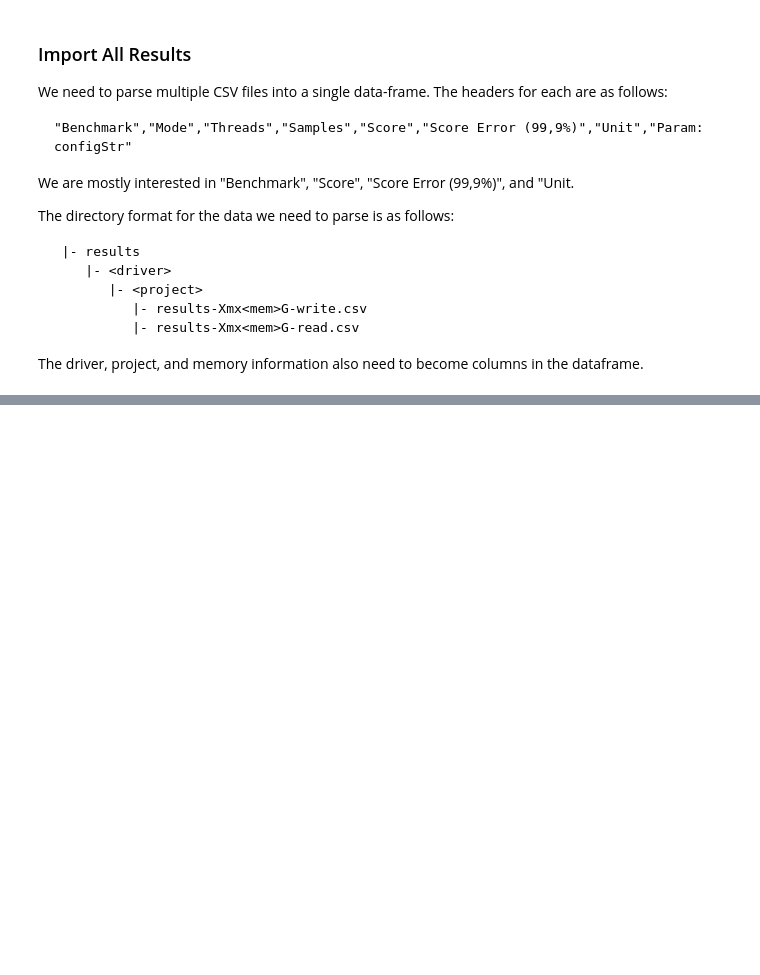
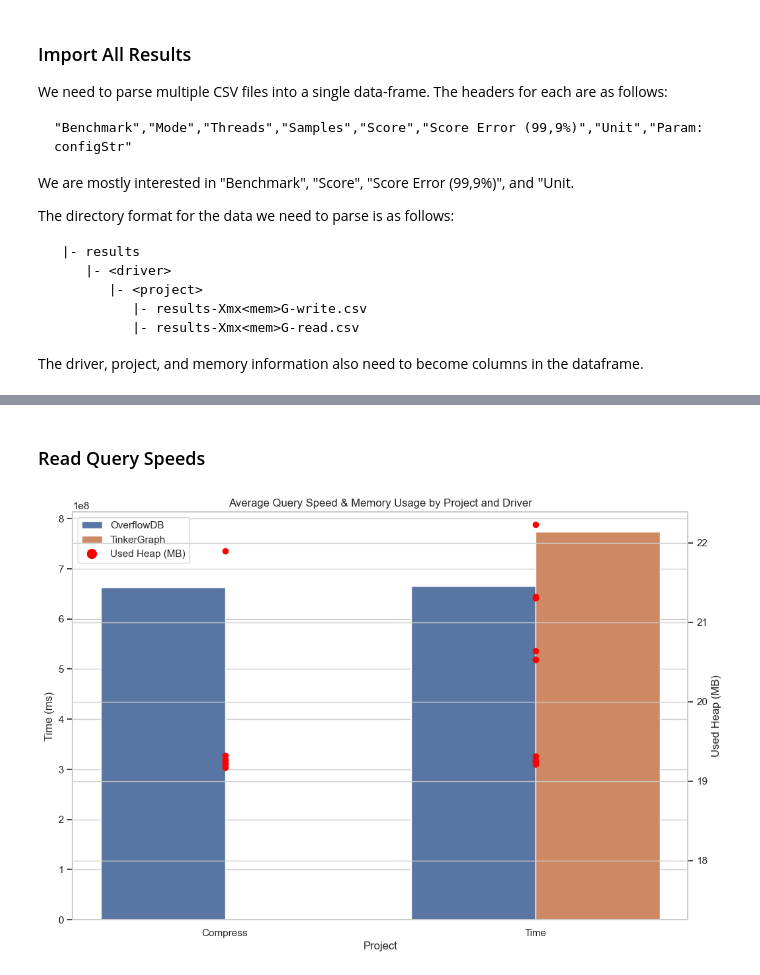
Before and after one commit to plume-oss/benchmarking, a Jupyter notebook: plotting.ipynb, the cells around one changed output, grey strips where cells are left out. Saved outputs shown, nothing was run; the diff lists cells and outputs as text; code cells hidden in the pictures; blank space fills up the shorter version.

```diff
--- a/plotting.ipynb
+++ b/plotting.ipynb
@@ -133,0 +147,53 @@ plt.show()
+# %% [markdown]
+### Read Query Speeds
+# %%
+import seaborn as sns
+import matplotlib.pyplot as plt
+
+read_df_create_ast = final_df[(final_df['Type'] == 'read') & (final_df['Benchmark'].str.count('\.') == 7)]
+
+# Filter the data for Benchmark ending with 'usedHeap'
+filtered_df_usedHeap = final_df[(final_df['Type'] == 'read') & (final_df['Benchmark'].str.endswith('usedHeap'))]
+
+# Convert 'Score' from bytes to megabytes for 'usedHeap' entries
+filtered_df_usedHeap.loc[filtered_df_usedHeap['Unit'] == 'bytes', 'Score'] /= (1024 * 1024)
+filtered_df_usedHeap.loc[filtered_df_usedHeap['Unit'] == 'bytes', 'Unit'] = 'megabytes'
+
+# Plotting with Seaborn and Matplotlib
+fig, ax1 = plt.subplots(figsize=(12, 8))
+sns.set(style="whitegrid")
+
+# Create the bar plot for createAst
+sns.barplot(x="Project", y="Score", hue="Driver", data=read_df_create_ast, errorbar=None, ax=ax1)
+
+# Adding error bars manually
+for i, row in read_df_create_ast.iterrows():
+    plt.errorbar(x=row['Project'], y=row['Score'], yerr=row['Error'], fmt='none', c='black')
+
+# Set labels and title for the first y-axis
+ax1.set_xlabel('Project')
+ax1.set_ylabel(f'Time ({read_df_create_ast["Unit"].iloc[0]})')
+ax1.set_title('Average Query Speed & Memory Usage by Project and Driver')
+
+# Create a second y-axis for usedHeap
+ax2 = ax1.twinx()
+
+
+# Add points for usedHeap
+ax2.scatter(filtered_df_usedHeap['Project'], filtered_df_usedHeap['Score'], color='red', label='Used Heap (MB)')
+ax2.set_ylabel('Used Heap (MB)')
+
+# Adjust the lower limit of ax2 to ensure it is above the minimum of the usedHeap scores
+min_used_heap_score = filtered_df_usedHeap['Score'].min()
+ax2.set_ylim(bottom=min_used_heap_score * 0.9)  # Set the lower limit to 90% of the minimum usedHeap score
+
+# Combine legends
+lines_1, labels_1 = ax1.get_legend_handles_labels()
+lines_2 = [plt.Line2D([0], [0], marker='o', color='red', linestyle='', markersize=10)]
+labels_2 = ['Used Heap (MB)']
+ax1.legend(lines_1 + lines_2, labels_1 + labels_2, loc='upper left')
+
+# Show the plot
+plt.show()
+# %% [output]
+[figure, added]
```
Also changed, not shown: parts of 3 cells of this notebook, 1 other file.
